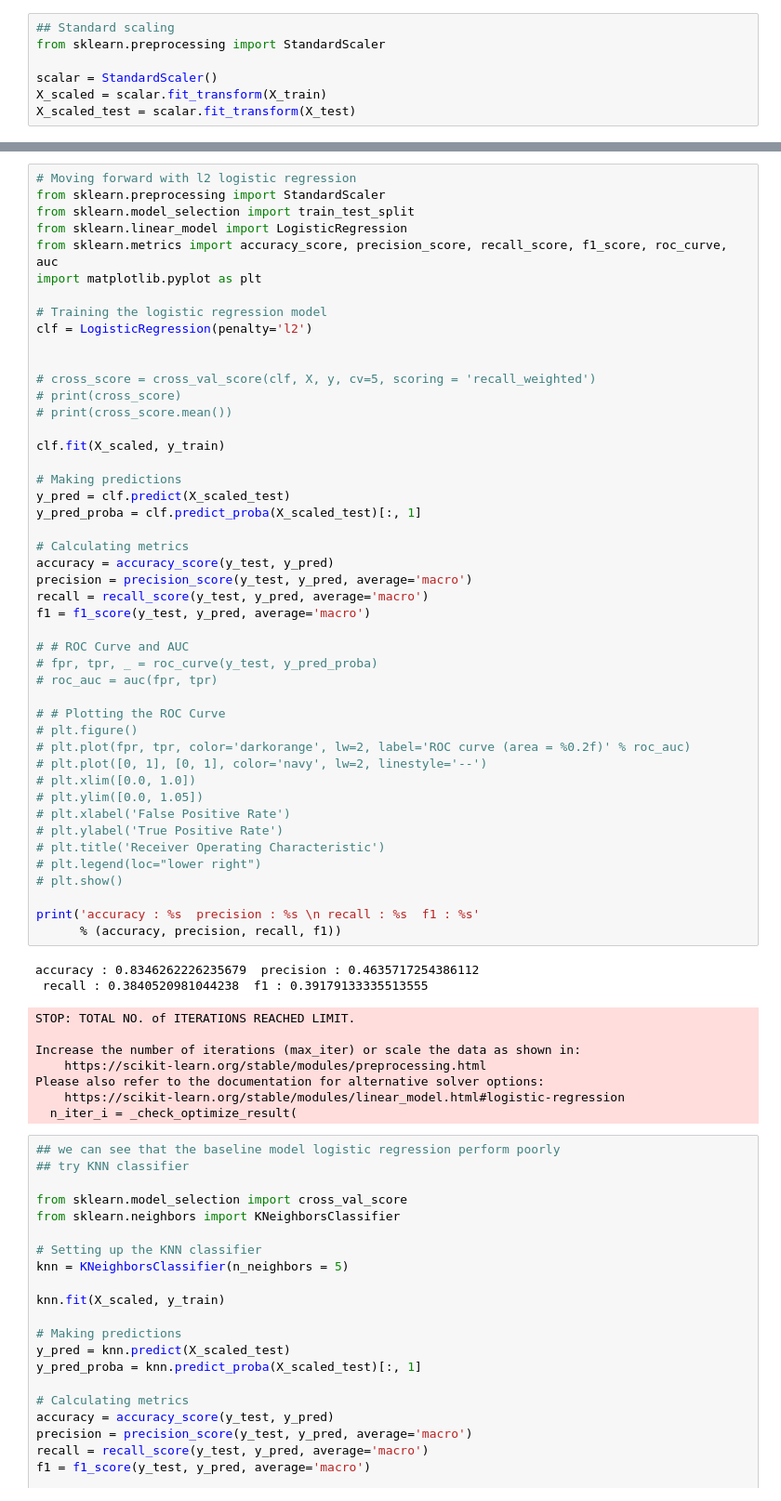
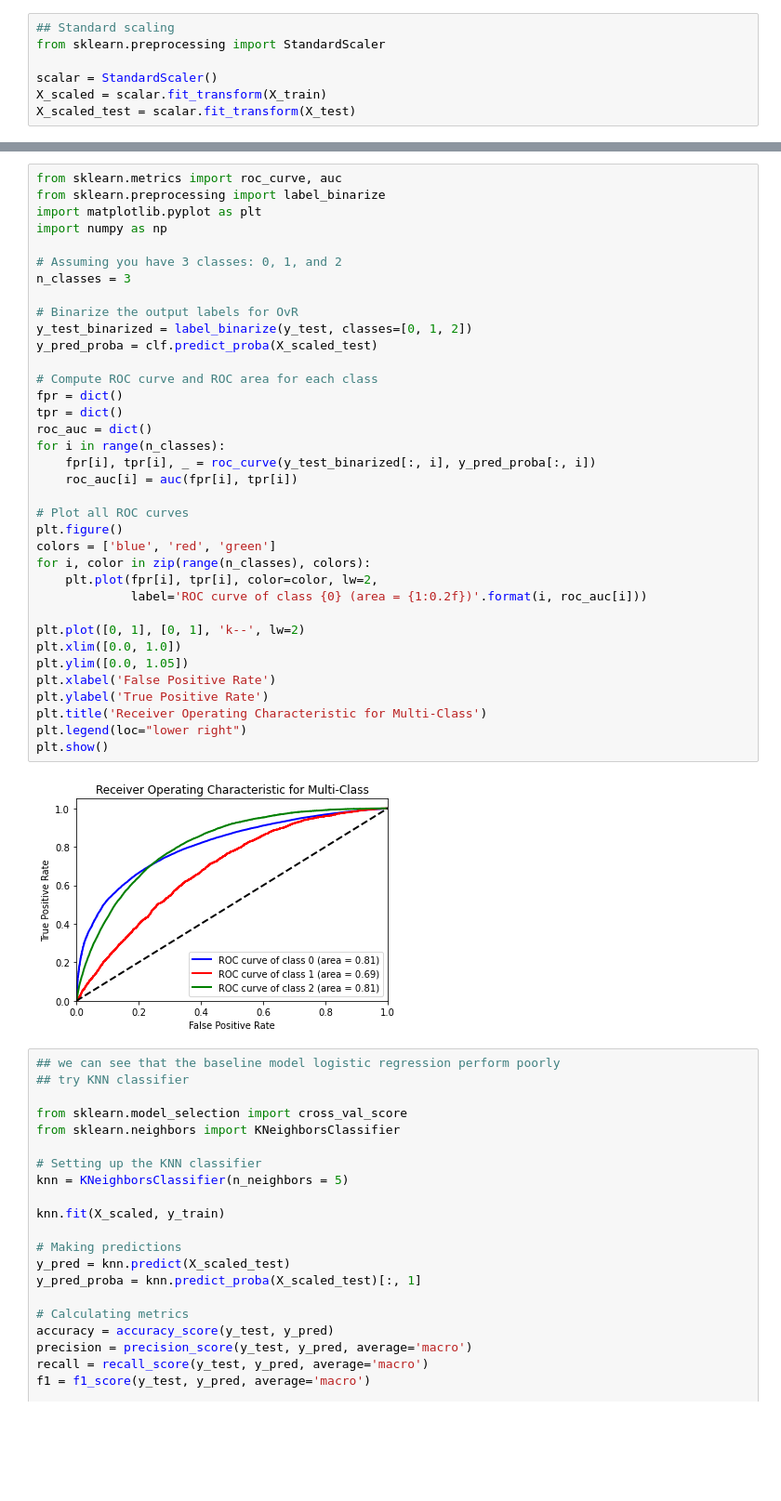
Before and after one commit to BruciiZ/stats302final, a Jupyter notebook: ml_model.ipynb, the cells around one changed output, grey strips where cells are left out. Shown at 93% size. Saved outputs shown, nothing was run; the diff lists cells and outputs as text; blank space fills up the shorter version.

```diff
--- a/ml_model.ipynb
+++ b/ml_model.ipynb
@@ -131,59 +159,41 @@ accuracy : 0.8343651061329735  precision : 0.4615277145732728
 # %%
-# Moving forward with l2 logistic regression
-from sklearn.preprocessing import StandardScaler
-from sklearn.model_selection import train_test_split
-from sklearn.linear_model import LogisticRegression
-from sklearn.metrics import accuracy_score, precision_score, recall_score, f1_score, roc_curve, auc
+from sklearn.metrics import roc_curve, auc
+from sklearn.preprocessing import label_binarize
 import matplotlib.pyplot as plt
+import numpy as np
 
-# Training the logistic regression model
-clf = LogisticRegression(penalty='l2')
+# Assuming you have 3 classes: 0, 1, and 2
+n_classes = 3
 
+# Binarize the output labels for OvR
+y_test_binarized = label_binarize(y_test, classes=[0, 1, 2])
+y_pred_proba = clf.predict_proba(X_scaled_test)
 
-# cross_score = cross_val_score(clf, X, y, cv=5, scoring = 'recall_weighted')
-# print(cross_score)
-# print(cross_score.mean())
+# Compute ROC curve and ROC area for each class
+fpr = dict()
+tpr = dict()
+roc_auc = dict()
+for i in range(n_classes):
+    fpr[i], tpr[i], _ = roc_curve(y_test_binarized[:, i], y_pred_proba[:, i])
+    roc_auc[i] = auc(fpr[i], tpr[i])
 
-clf.fit(X_scaled, y_train)
+# Plot all ROC curves
+plt.figure()
+colors = ['blue', 'red', 'green']
+for i, color in zip(range(n_classes), colors):
+    plt.plot(fpr[i], tpr[i], color=color, lw=2,
+             label='ROC curve of class {0} (area = {1:0.2f})'.format(i, roc_auc[i]))
 
-# Making predictions
-y_pred = clf.predict(X_scaled_test)
-y_pred_proba = clf.predict_proba(X_scaled_test)[:, 1]
-
-# Calculating metrics
-accuracy = accuracy_score(y_test, y_pred)
-precision = precision_score(y_test, y_pred, average='macro')
-recall = recall_score(y_test, y_pred, average='macro')
-f1 = f1_score(y_test, y_pred, average='macro')
-
-# # ROC Curve and AUC
-# fpr, tpr, _ = roc_curve(y_test, y_pred_proba)
-# roc_auc = auc(fpr, tpr)
-
-# # Plotting the ROC Curve
-# plt.figure()
-# plt.plot(fpr, tpr, color='darkorange', lw=2, label='ROC curve (area = %0.2f)' % roc_auc)
-# plt.plot([0, 1], [0, 1], color='navy', lw=2, linestyle='--')
-# plt.xlim([0.0, 1.0])
-# plt.ylim([0.0, 1.05])
-# plt.xlabel('False Positive Rate')
-# plt.ylabel('True Positive Rate')
-# plt.title('Receiver Operating Characteristic')
-# plt.legend(loc="lower right")
-# plt.show()
-
-print('accuracy : %s  precision : %s \n recall : %s  f1 : %s'
-      % (accuracy, precision, recall, f1))
+plt.plot([0, 1], [0, 1], 'k--', lw=2)
+plt.xlim([0.0, 1.0])
+plt.ylim([0.0, 1.05])
+plt.xlabel('False Positive Rate')
+plt.ylabel('True Positive Rate')
+plt.title('Receiver Operating Characteristic for Multi-Class')
+plt.legend(loc="lower right")
+plt.show()
 # %% [output]
-accuracy : 0.8346262226235679  precision : 0.4635717254386112
- recall : 0.3840520981044238  f1 : 0.39179133335513555
-STOP: TOTAL NO. of ITERATIONS REACHED LIMIT.
-
-Increase the number of iterations (max_iter) or scale the data as shown in:
-    https://scikit-learn.org/stable/modules/preprocessing.html
-Please also refer to the documentation for alternative solver options:
-    https://scikit-learn.org/stable/modules/linear_model.html#logistic-regression
-  n_iter_i = _check_optimize_result(
+[figure, added]
 # %%
 ## we can see that the baseline model logistic regression perform poorly
 ## try KNN classifier
```
Also changed, not shown: parts of 19 cells of this notebook, 4 other files.
